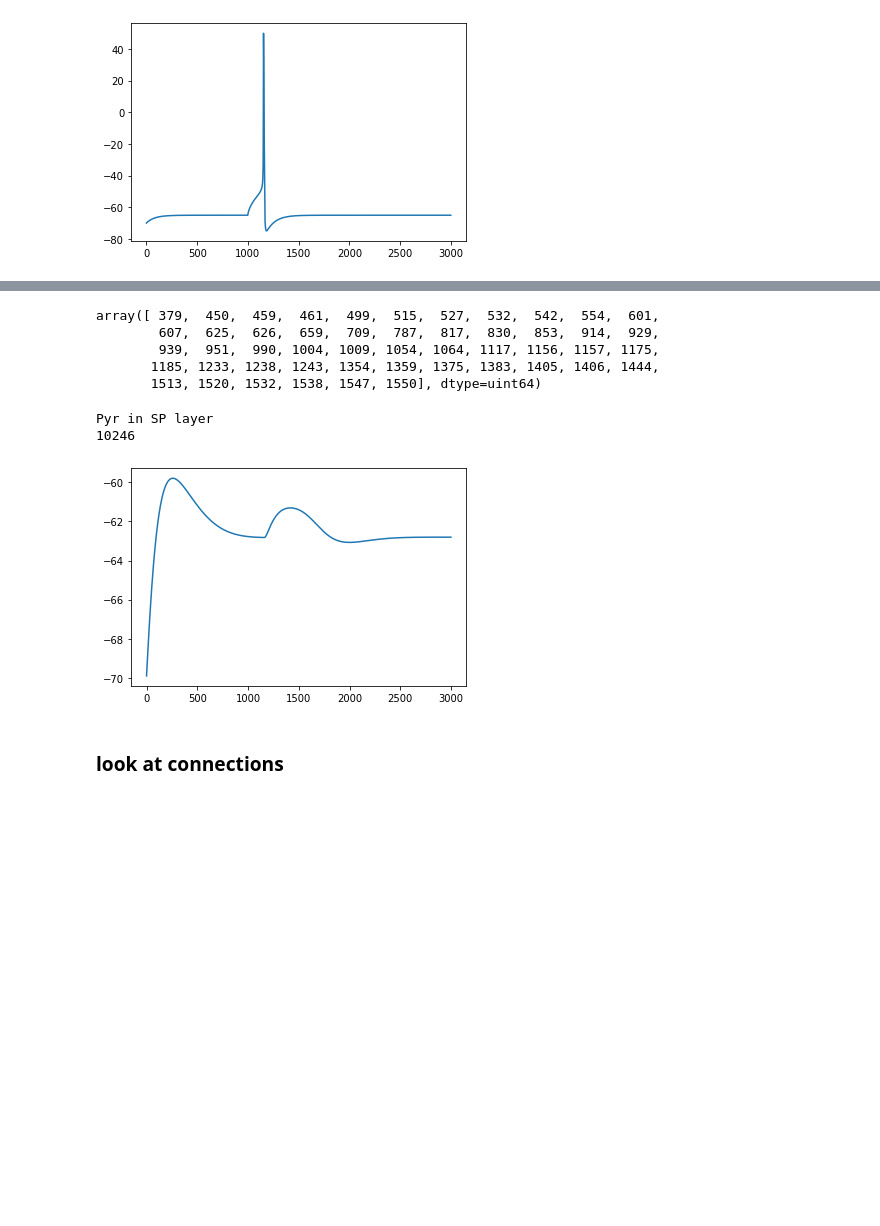
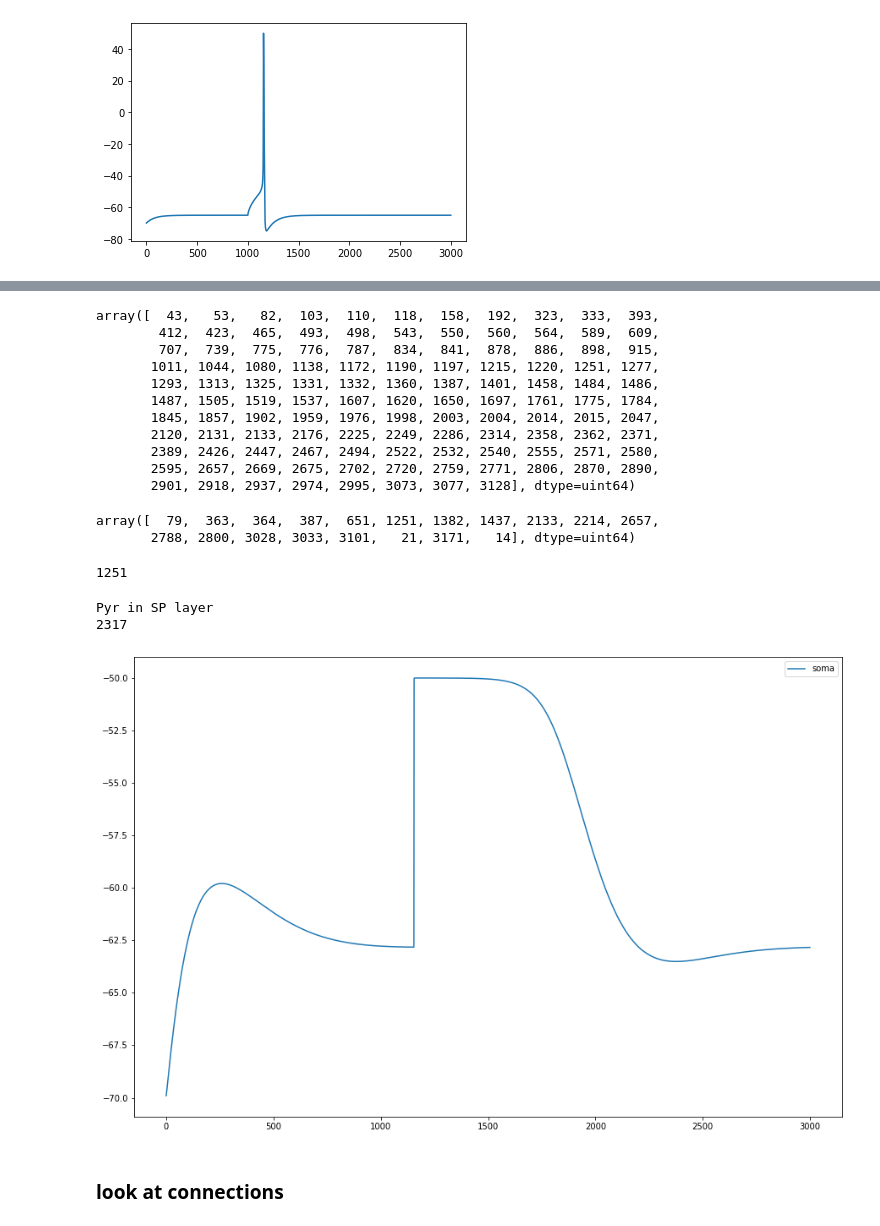
Before and after one commit to ddopp4877/CA1_model, a Jupyter notebook: CA1_exploration.ipynb, the cells around one changed output, grey strips where cells are left out. Saved outputs shown, nothing was run; the diff lists cells and outputs as text; code cells hidden in the pictures; blank space fills up the shorter version.

```diff
--- a/CA1_exploration.ipynb
+++ b/CA1_exploration.ipynb
@@ -535,24 +470,44 @@ sourceID = f['edges/biophysical_to_biophysical/source_node_id'][()]
 targetID = f['edges/biophysical_to_biophysical/target_node_id'][()]
 f.close()
 # %%
-targetID[sourceID == 1][:50]
+targetID[sourceID == 1]
 # %% [output]
-array([ 379,  450,  459,  461,  499,  515,  527,  532,  542,  554,  601,
-        607,  625,  626,  659,  709,  787,  817,  830,  853,  914,  929,
-        939,  951,  990, 1004, 1009, 1054, 1064, 1117, 1156, 1157, 1175,
-       1185, 1233, 1238, 1243, 1354, 1359, 1375, 1383, 1405, 1406, 1444,
-       1513, 1520, 1532, 1538, 1547, 1550], dtype=uint64)
+array([  43,   53,   82,  103,  110,  118,  158,  192,  323,  333,  393,
+        412,  423,  465,  493,  498,  543,  550,  560,  564,  589,  609,
+        707,  739,  775,  776,  787,  834,  841,  878,  886,  898,  915,
+       1011, 1044, 1080, 1138, 1172, 1190, 1197, 1215, 1220, 1251, 1277,
+       1293, 1313, 1325, 1331, 1332, 1360, 1387, 1401, 1458, 1484, 1486,
+       1487, 1505, 1519, 1537, 1607, 1620, 1650, 1697, 1761, 1775, 1784,
+       1845, 1857, 1902, 1959, 1976, 1998, 2003, 2004, 2014, 2015, 2047,
+       2120, 2131, 2133, 2176, 2225, 2249, 2286, 2314, 2358, 2362, 2371,
+       2389, 2426, 2447, 2467, 2494, 2522, 2532, 2540, 2555, 2571, 2580,
+       2595, 2657, 2669, 2675, 2702, 2720, 2759, 2771, 2806, 2870, 2890,
+       2901, 2918, 2937, 2974, 2995, 3073, 3077, 3128], dtype=uint64)
+# %%
+sourceID[targetID == 1]
+# %% [output]
+array([  79,  363,  364,  387,  651, 1251, 1382, 1437, 2133, 2214, 2657,
+       2788, 2800, 3028, 3033, 3101,   21, 3171,   14], dtype=uint64)
+# %%
+for item in sourceID[targetID == 1][:50]:
+    if item in targetID[sourceID == 1][:50]:
+        print(item)
+# %% [output]
+1251
 # %%
-gid = 379
+gid = 43
+plt.figure(figsize=(15,10))
 cellNo = vreports['node_ids'][vreports['node_ids'] == gid].keys()[0]
-plt.plot(vreports['data'+str(cellNo)])
+plt.plot(vreports['data'+str(cellNo)],label='soma')
+#plt.plot(vreportsA['data'+str(cellNo)],label='axon')
+plt.legend()
 #plt.xlim([1000,1600])
 print(nodesDF['node_type_id'][vreports['node_ids'][cellNo]])
 print(cellNo)
 # %% [output]
 Pyr in SP layer
-10246
+2317
-[figure, old version]
+[figure, new version]
 # %% [markdown]
 ### look at connections
 # %%
```
Also changed, not shown: parts of 15 cells of this notebook, 6 other files.
